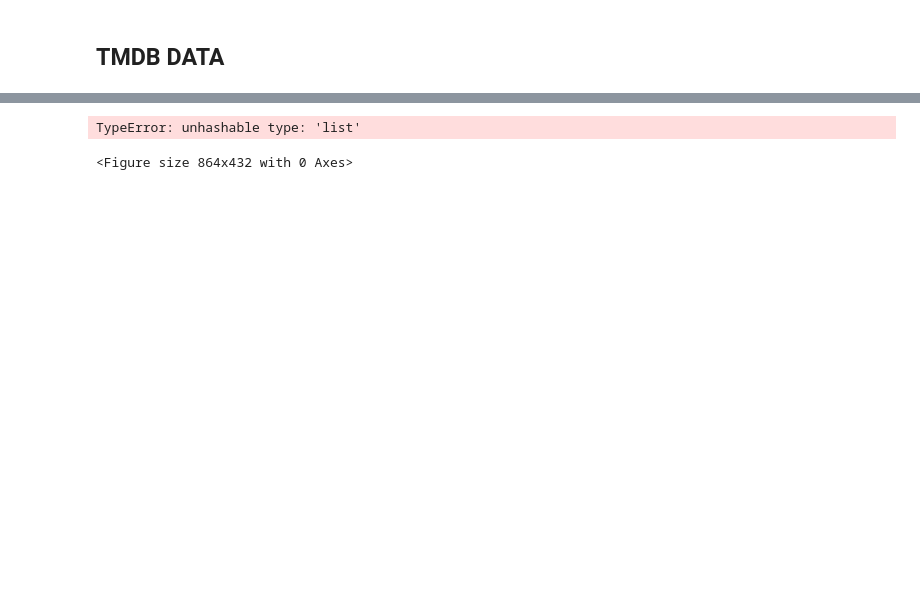
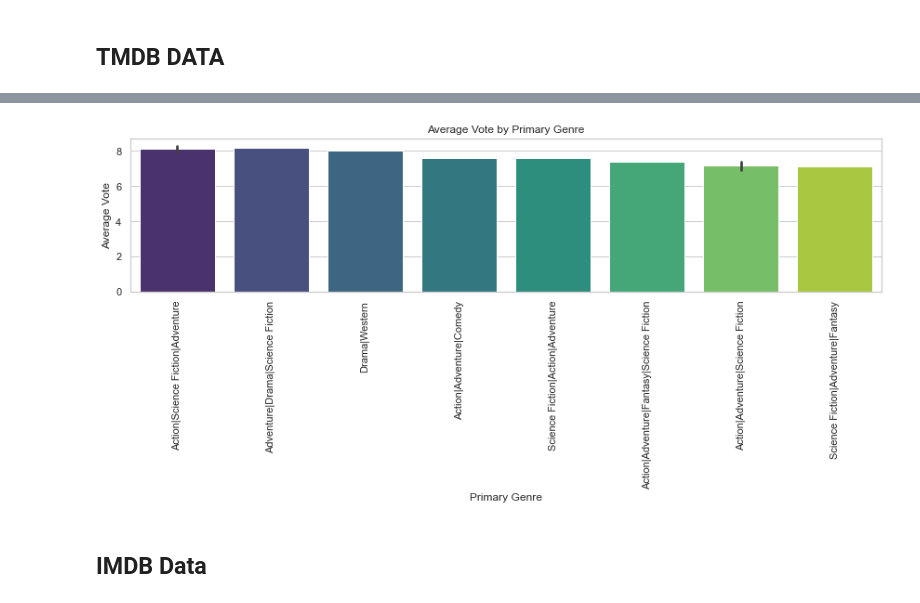
Before and after one commit to Wolfie3D/dsc-phase-1-project, a Jupyter notebook: student.ipynb, the cells around one changed output, grey strips where cells are left out. Drawn from its saved outputs; the diff is of its cells as text; code cells hidden in the pictures; blank space fills up the shorter version.

```diff
--- a/student.ipynb
+++ b/student.ipynb
@@ -111,6 +116,0 @@ movies_details.head()
-# %%
-# Sort the DataFrame by the 'vote_average' column in descending order and get the top 10 elements
-tmdbSoetedData = movies_details.sort_values(by=['vote_count', 'vote_average'], ascending=False).head(10)
-
-# Display the top 10 movies
-print(tmdbSoetedData)
@@ -148,7 +136,9 @@ tmdbGenre = {28: 'Action',
  37: 'Western'}
 # %%
 
-tmdbSoetedData['genre_ids'] = tmdbSoetedData['genre_ids'].apply(lambda x: [tmdbGenre[i] for i in eval(x)])
+# Replace genre_ids with genre names using the tmdbGenre dictionary
+genre_stats['genre_ids'] = genre_stats['genre_ids'].apply(lambda x: [tmdbGenre[i] for i in eval(x)])
 
-print(tmdbSoetedData)
+# Display the updated DataFrame
+print(genre_stats)
 # %% [output]
@@ -166,5 +159,7 @@ print(tmdbSoetedData)
 # %%
-# Sort the DataFrame by 'vote_average' in descending order and then by 'genre_ids' in ascending order
-tmdbSoetedData = tmdbSoetedData.sort_values(by='vote_average', ascending=False)
-tmdbSoetedData
+# Sort the DataFrame by 'vote_average' and 'vote_count' in descending order
+genre_stats = genre_stats.sort_values(by=['vote_average', 'vote_count'], ascending=[False, False])
+
+# Display the sorted DataFrame
+print(genre_stats)
 # %% [output]
@@ -181,0 +183,4 @@ tmdbSoetedData
+# %%
+tmdbSoetedData['genre_ids'] = tmdbSoetedData['genre_ids'].apply(lambda x: '|'.join(x))
+
+tmdbSoetedData
@@ -182,15 +197,19 @@ tmdbSoetedData
 # %%
-# Create a barplot
+# Set the style of the plot
+sns.set(style="whitegrid")
+
+# Create a bar plot
 plt.figure(figsize=(12, 6))
-sns.barplot( x='genre_ids', y='vote_average', data=tmdbSoetedData, palette='skyblue')
-plt.xlabel('Average Vote')
-plt.ylabel('Genre')
-plt.title('Average Vote by Genre')
+sns.barplot(x='genre_ids', y='vote_average', data=tmdbSoetedData, palette='viridis')
+plt.xlabel('Primary Genre')
+plt.ylabel('Average Vote')
+plt.title('Average Vote by Primary Genre')
 plt.xticks(rotation=90)
 plt.tight_layout()
 
 # Show the plot
 plt.show()
 # %% [output]
-TypeError: unhashable type: 'list'
-<Figure size 864x432 with 0 Axes>
+[figure, added]
+# %% [markdown]
+## IMDB Data
```
Also changed, not shown: parts of 14 cells of this notebook, 1 other file.
